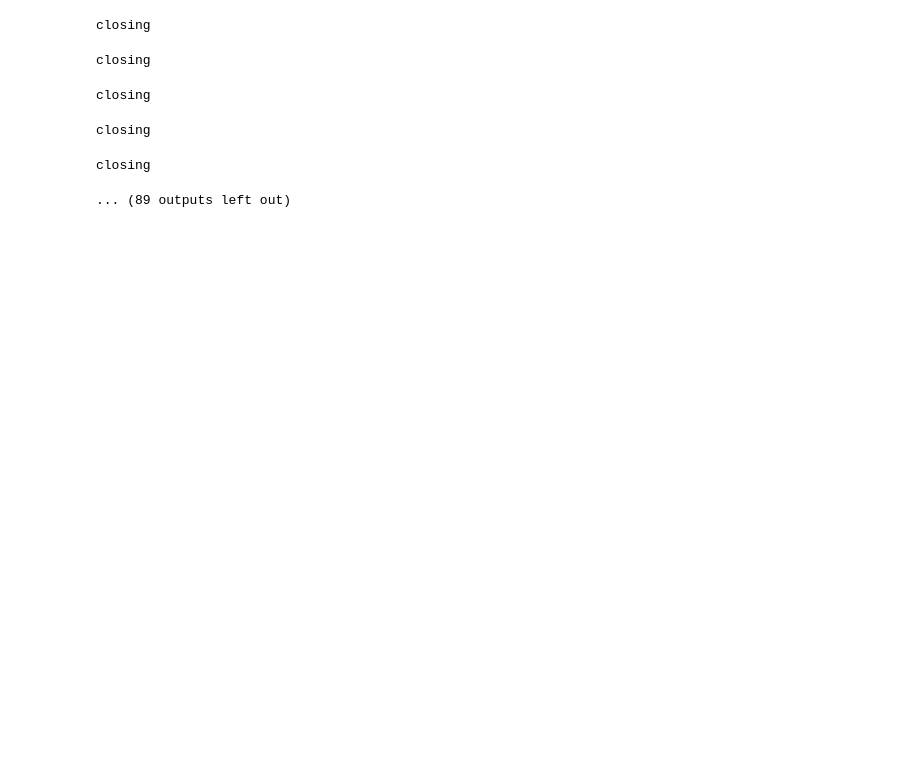
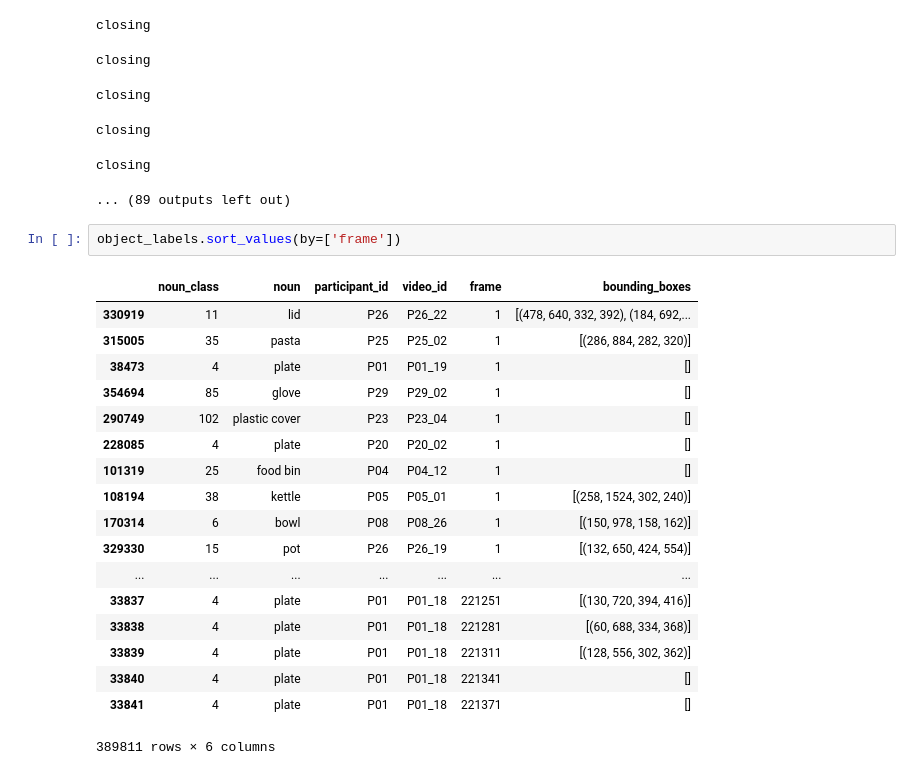
Before and after one commit to ianhuang0630/VidObjClassHierarchy, a Jupyter notebook: viz/viz_data/visualize_Epic_Kitchen.ipynb, the cells around one changed output. Saved outputs shown, nothing was run; the diff lists cells and outputs as text; blank space fills up the shorter version.

```diff
--- a/viz/viz_data/visualize_Epic_Kitchen.ipynb
+++ b/viz/viz_data/visualize_Epic_Kitchen.ipynb
@@ -210,3 +210,24 @@ closing
 closing
 closing
 ... (89 outputs left out)
+# %%
+object_labels.sort_values(by=['frame'])
+# %% [output]
+|  | noun_class | noun | participant_id | video_id | frame | bounding_boxes |
+| 330919 | 11 | lid | P26 | P26_22 | 1 | [(478, 640, 332, 392), (184, 692,... |
+| 315005 | 35 | pasta | P25 | P25_02 | 1 | [(286, 884, 282, 320)] |
+| 38473 | 4 | plate | P01 | P01_19 | 1 | [] |
+| 354694 | 85 | glove | P29 | P29_02 | 1 | [] |
+| 290749 | 102 | plastic cover | P23 | P23_04 | 1 | [] |
+| 228085 | 4 | plate | P20 | P20_02 | 1 | [] |
+| 101319 | 25 | food bin | P04 | P04_12 | 1 | [] |
+| 108194 | 38 | kettle | P05 | P05_01 | 1 | [(258, 1524, 302, 240)] |
+| 170314 | 6 | bowl | P08 | P08_26 | 1 | [(150, 978, 158, 162)] |
+| 329330 | 15 | pot | P26 | P26_19 | 1 | [(132, 650, 424, 554)] |
+| ... | ... | ... | ... | ... | ... | ... |
+| 33837 | 4 | plate | P01 | P01_18 | 221251 | [(130, 720, 394, 416)] |
+| 33838 | 4 | plate | P01 | P01_18 | 221281 | [(60, 688, 334, 368)] |
+| 33839 | 4 | plate | P01 | P01_18 | 221311 | [(128, 556, 302, 362)] |
+| 33840 | 4 | plate | P01 | P01_18 | 221341 | [] |
+| 33841 | 4 | plate | P01 | P01_18 | 221371 | [] |
+389811 rows × 6 columns
```
Also changed, not shown: 2 other files.
